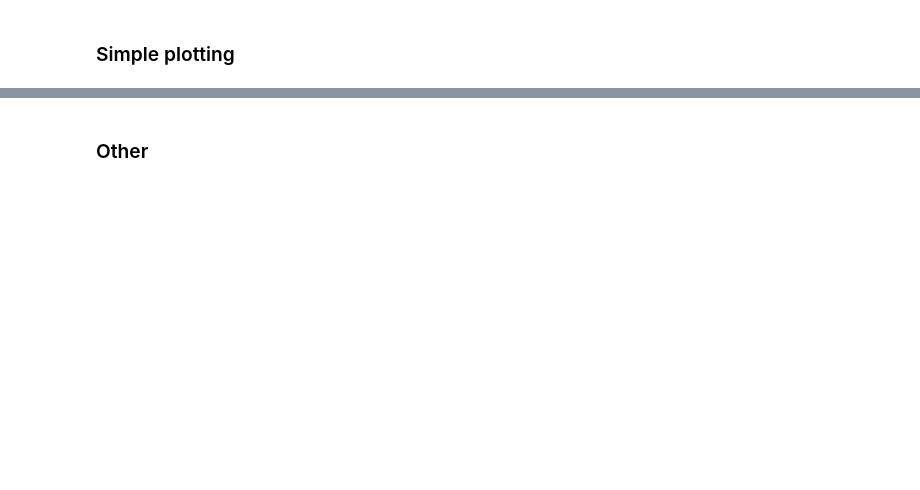
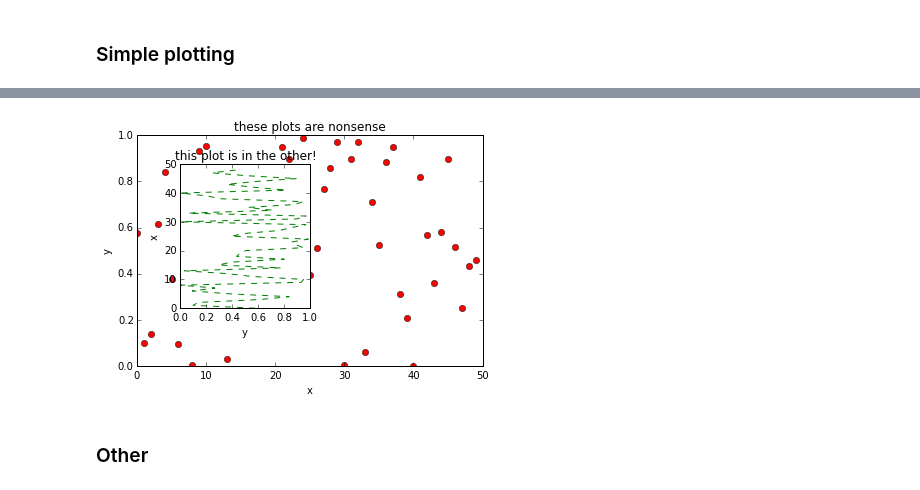
Before and after one commit to FRI-whitedwarf/PythonTutorials, a Jupyter notebook: Python1.ipynb, the cells around one changed output, grey strips where cells are left out. Saved outputs shown, nothing was run; the diff lists cells and outputs as text; code cells hidden in the pictures; blank space fills up the shorter version.

```diff
--- a/Python1.ipynb
+++ b/Python1.ipynb
@@ -342,2 +430,26 @@ print [[1,2,3,4],[5,6,7,8]]
+# %%
+#Finally, it's easy to save a copy of the plot.  You just have to do it before you call the show() command:
+#...and can even get quite fancy
+fig = plt.figure()
+
+axes1 = fig.add_axes([0.1, 0.1, 0.8, 0.8]) # main axes
+axes2 = fig.add_axes([0.2, 0.3, 0.3, 0.5]) # inset axes
+
+# main figure
+axes1.plot(x, y, 'ro')
+axes1.set_xlabel('x')
+axes1.set_ylabel('y')
+axes1.set_title('these plots are nonsense');
+
+# insert
+axes2.plot(y, x, 'g--')
+axes2.set_xlabel('y')
+axes2.set_ylabel('x')
+axes2.set_title('this plot is in the other!');
+
+plt.savefig('randomplot.pdf')
+plt.show()
+# %% [output]
+[figure, added]
 # %% [markdown]
 ### Other
```
Also changed, not shown: parts of 15 cells of this notebook.
